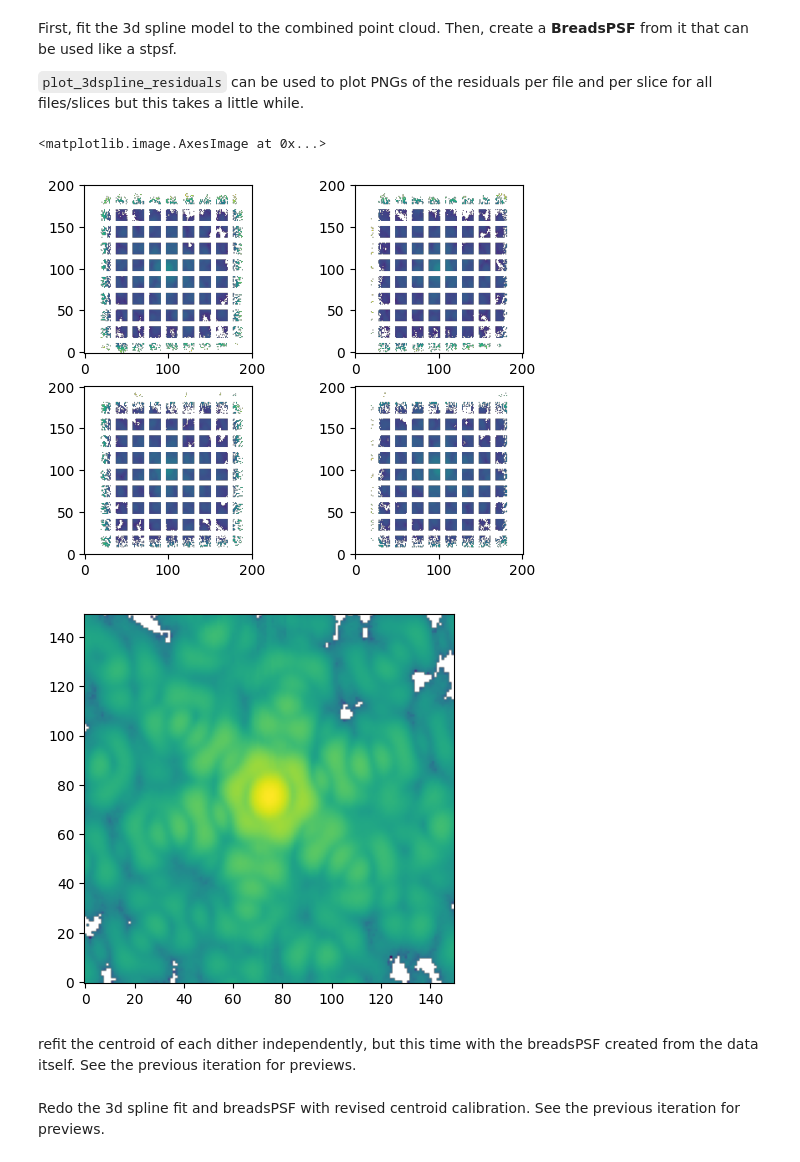
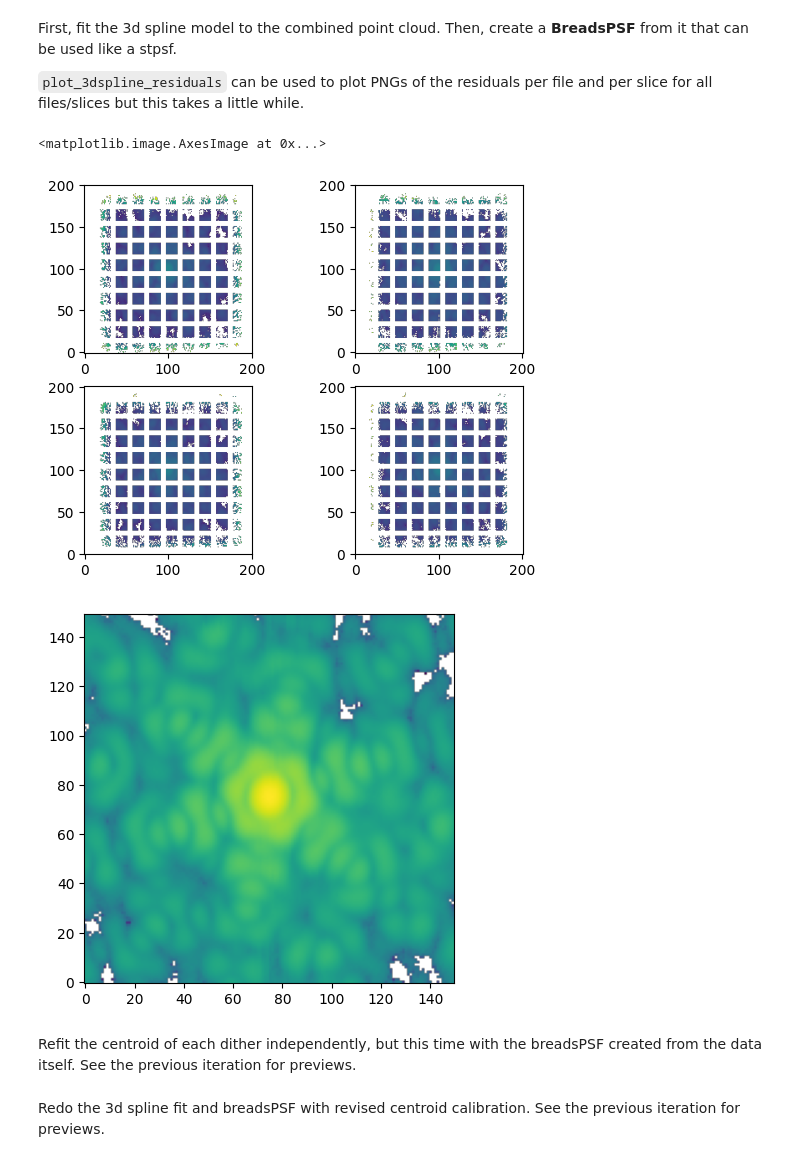
Before and after one commit to jruffio/breads, a Jupyter notebook: docs/source/tutorials/jwst/tutorial_HIP65426b.ipynb, the cells around one changed output. Saved outputs shown, nothing was run; the diff lists cells and outputs as text; code cells hidden in the pictures.

```diff
--- a/docs/source/tutorials/jwst/tutorial_HIP65426b.ipynb
+++ b/docs/source/tutorials/jwst/tutorial_HIP65426b.ipynb
@@ -58,7 +58,7 @@ uncal_path = os.path.join(base_path, f'uncal_{program}') # Path where to save th
 # Dates range between which the MAST query will look for the uncal data to download
 date_string = '2025-07-01 2025-07-31' # change me
 # Observing number for the dataset, see the JWST APT file for the program
-obsnum = "obsnum05" # # change me, e.g., "obsnum05" or "obsnum06"
+obsnum = "obsnum06" # # change me, e.g., "obsnum05" or "obsnum06"
 # detector to process
 detector = "nrs2" # change me, e.g. "nrs1" or "nrs2"
 grating = "G395H"# change me, e.g. "G140H", "G395H", "G395H"
@@ -243,38 +243,38 @@ Then, create a **BreadsPSF** from it that can be used like a stpsf.
 spline3d_suffix = "_init"
 breadsPSF_basename_init = targetname+"_"+program+"_"+obsnum+"_"+grating+"_"+detector+spline3d_suffix+".fits"
 
 combdataobj = compute_3dsplines(cleaned_cal_files, utils_dir, simbad_name,combined_contnorm_spec_filename,
                                 coords_filename_filter = centroid_suffix_init+"_poly_centroid_IWA{0:.2f}_OWA{1:.2f}.txt".format(IWA_cen,OWA_cen),
                                 spline3d_suffix = spline3d_suffix,numthreads=numthreads,centroid_per_frame=True,
                                 save_pickle=True, load_pickle=True,mask_charge_transfer_radius=None,
                                 overwrite=False)
 # plot_3dspline_residuals(combdataobj,overwrite=False)
 
 spline3d_filename_init = combdataobj.default_filenames["compute_starsubtraction_3dspline"]
 breadspsf,breadspsf_err = create_BreadsPSF(spline3d_filename_init, x_vec, y_vec, wv_sampling,stis_spectrum=None,
                                            basename=breadsPSF_basename_init,numthreads=numthreads,overwrite=False)
 
 #############
 # Plotting
 
 # Best fit spline parameters
 plt.figure()
-with fits.open(spline3d_filename) as hdulist:
+with fits.open(spline3d_filename_init) as hdulist:
     spline3d_paras = hdulist["SPLINE_PARAS0"].data
 for k in range(2):
     for l in range(2):
         plt.subplot(2,2,k*2+l+1)
         plt.imshow(np.log10(spline3d_paras[k,l,spline3d_paras.shape[2]//2,:,:]),origin="lower")
 
 # Computed breadsPSF from the 3d spline model
 plt.figure()
 plt.imshow(np.log10(breadspsf[breadspsf.shape[0]//2,:,:]),origin="lower")
 # %% [output]
 <matplotlib.image.AxesImage at 0x...>
-[figure, old version]
+[figure, new version]
-[figure, old version]
+[figure, new version]
 # %% [markdown]
-refit the centroid of each dither independently, but this time with the breadsPSF created from the data itself. See the previous iteration for previews.
+Refit the centroid of each dither independently, but this time with the breadsPSF created from the data itself. See the previous iteration for previews.
 # %%
 centroid_suffix = "_fitspsf_breadspsf"
 recenter_coordinates_per_frame_nirspec(cleaned_cal_files, utils_dir, combined_contnorm_spec_filename,
```
Also changed, not shown: parts of 28 cells of this notebook, 7 other files.
